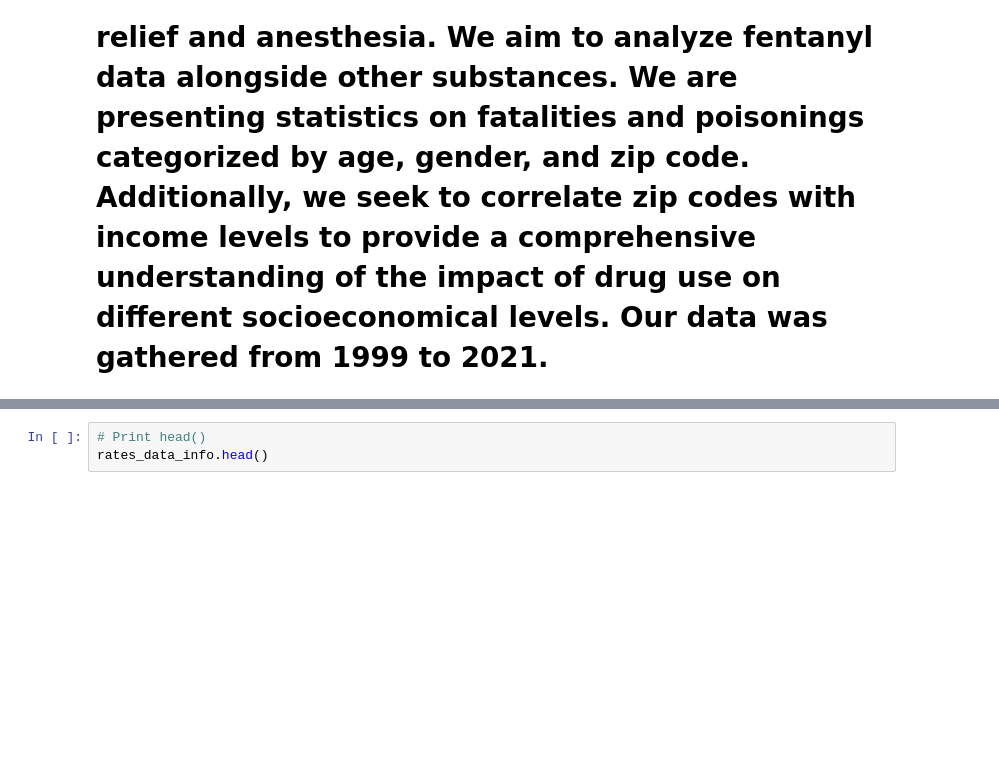
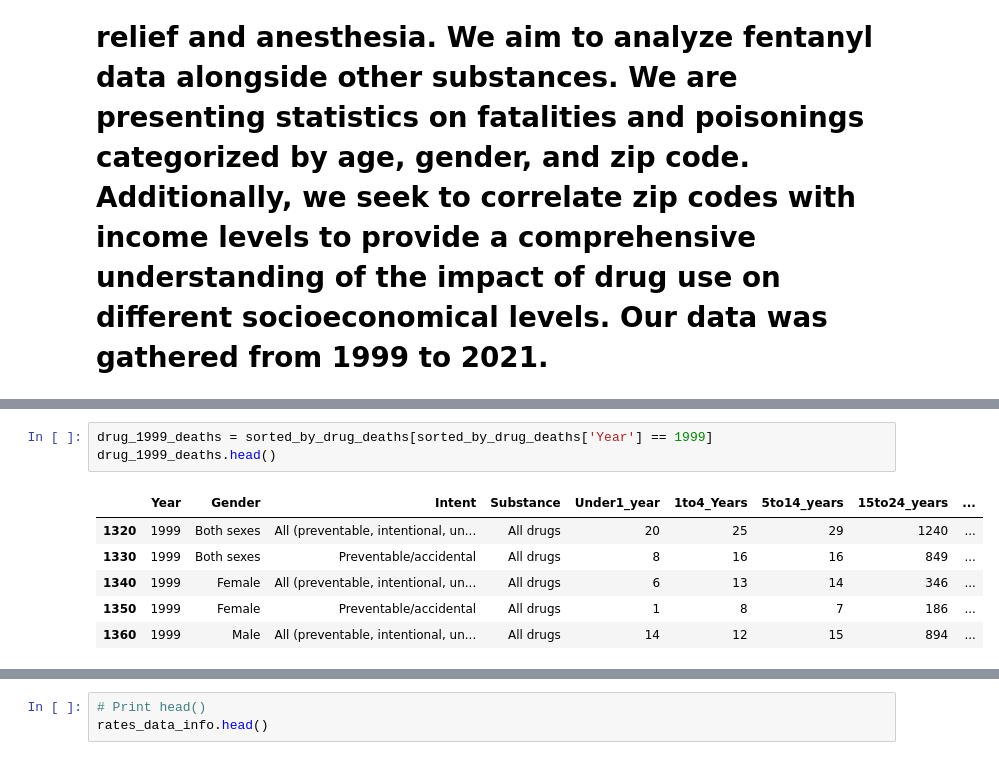
Before and after one commit to ThatCoryGirl/Project3-CrimeData, a Jupyter notebook: Project 3 - Crime Data-checkpoint.ipynb, the cells around one changed output, grey strips where cells are left out. Saved outputs shown, nothing was run; the diff lists cells and outputs as text; blank space fills up the shorter version.

```diff
--- a/Project 3 - Crime Data-checkpoint.ipynb
+++ b/Project 3 - Crime Data-checkpoint.ipynb
@@ -35,0 +46,10 @@ death_data_info.head()
+# %%
+drug_1999_deaths = sorted_by_drug_deaths[sorted_by_drug_deaths['Year'] == 1999]
+drug_1999_deaths.head()
+# %% [output]
+|  | Year | Gender | Intent | Substance | Under1_year | 1to4_Years | 5to14_years | 15to24_years | ... |
+| 1320 | 1999 | Both sexes | All (preventable, intentional, un... | All drugs | 20 | 25 | 29 | 1240 | ... |
+| 1330 | 1999 | Both sexes | Preventable/accidental | All drugs | 8 | 16 | 16 | 849 | ... |
+| 1340 | 1999 | Female | All (preventable, intentional, un... | All drugs | 6 | 13 | 14 | 346 | ... |
+| 1350 | 1999 | Female | Preventable/accidental | All drugs | 1 | 8 | 7 | 186 | ... |
+| 1360 | 1999 | Male | All (preventable, intentional, un... | All drugs | 14 | 12 | 15 | 894 | ... |
```
Also changed, not shown: parts of 10 cells of this notebook.
